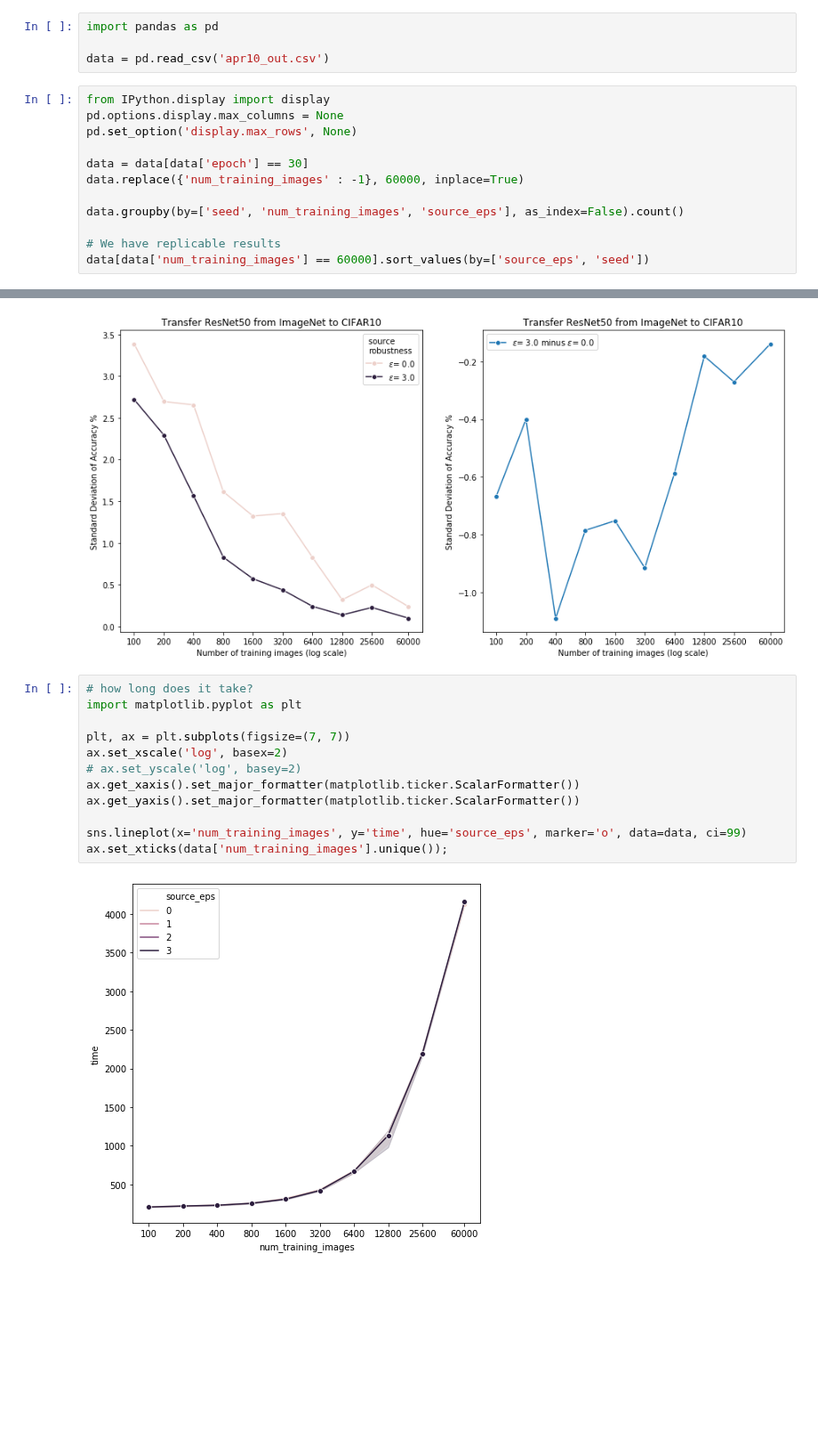
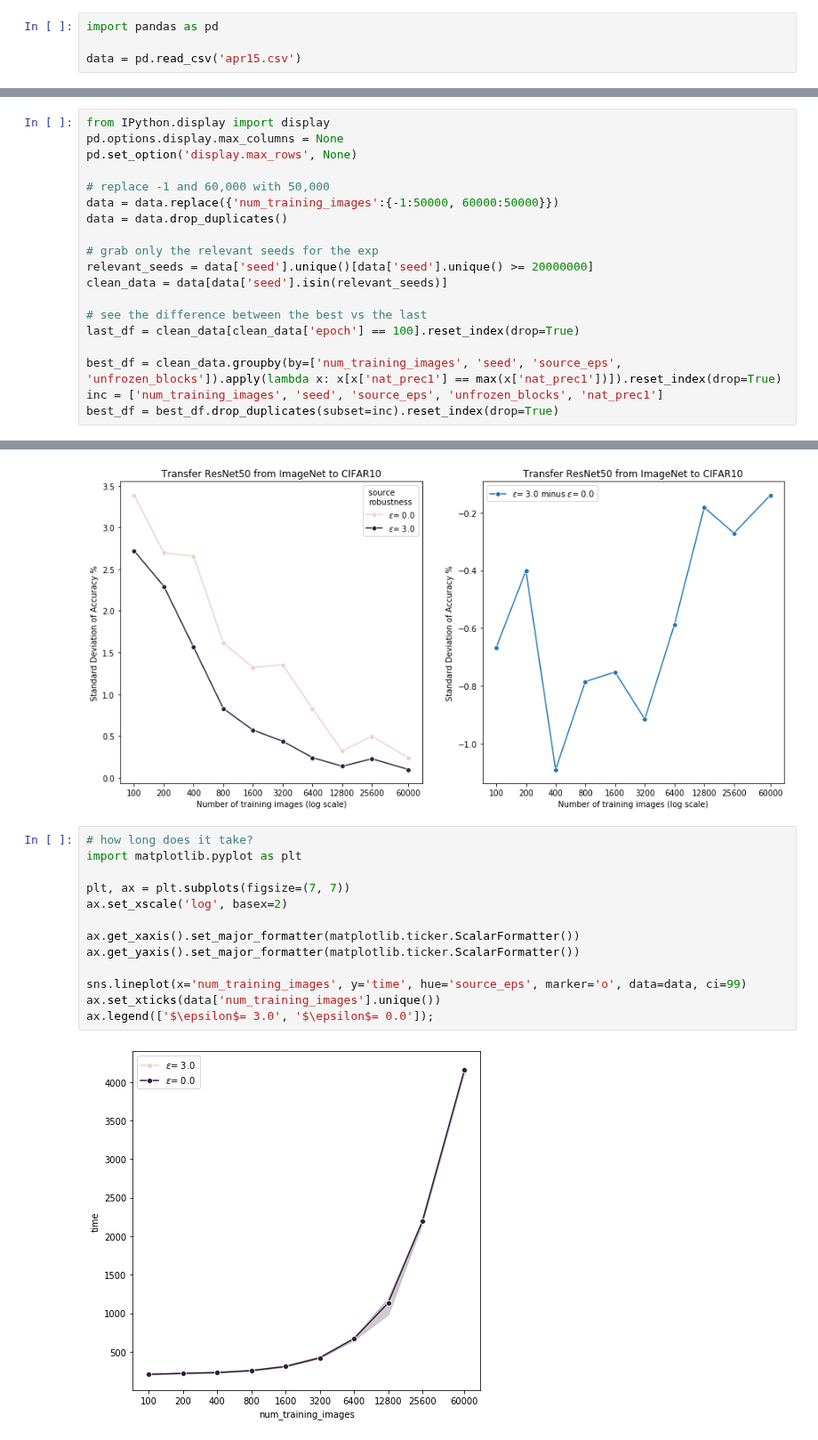
Before and after one commit to utrerf/robust_transfer_learning, a Jupyter notebook: results/charts.ipynb, the cells around one changed output, grey strips where cells are left out. Shown at 89% size. Cells and saved outputs as stored; diff of their text form; blank space fills up the shorter version.

Commit message:
Adding new charts jupyter notebook

```diff
--- a/results/charts.ipynb
+++ b/results/charts.ipynb
@@ -1,16 +106,4 @@
 # %%
 import pandas as pd
 
-data = pd.read_csv('apr10_out.csv')
+data = pd.read_csv('apr15.csv')
-# %%
-from IPython.display import display
-pd.options.display.max_columns = None
-pd.set_option('display.max_rows', None)
-
-data = data[data['epoch'] == 30]
-data.replace({'num_training_images' : -1}, 60000, inplace=True)
-
-data.groupby(by=['seed', 'num_training_images', 'source_eps'], as_index=False).count()
-
-# We have replicable results
-data[data['num_training_images'] == 60000].sort_values(by=['source_eps', 'seed'])
@@ -88,0 +110,19 @@ plt.tight_layout;
+# %%
+from IPython.display import display
+pd.options.display.max_columns = None
+pd.set_option('display.max_rows', None)
+
+# replace -1 and 60,000 with 50,000
+data = data.replace({'num_training_images':{-1:50000, 60000:50000}})
+data = data.drop_duplicates()
+
+# grab only the relevant seeds for the exp
+relevant_seeds = data['seed'].unique()[data['seed'].unique() >= 20000000]
+clean_data = data[data['seed'].isin(relevant_seeds)]
+
+# see the difference between the best vs the last
+last_df = clean_data[clean_data['epoch'] == 100].reset_index(drop=True)
+
+best_df = clean_data.groupby(by=['num_training_images', 'seed', 'source_eps', 'unfrozen_blocks']).apply(lambda x: x[x['nat_prec1'] == max(x['nat_prec1'])]).reset_index(drop=True)
+inc = ['num_training_images', 'seed', 'source_eps', 'unfrozen_blocks', 'nat_prec1']
+best_df = best_df.drop_duplicates(subset=inc).reset_index(drop=True)
@@ -146,14 +204,15 @@ ax.legend(['$\epsilon$= 3.0 minus $\epsilon$= 0.0']);
 # %%
 # how long does it take?
 import matplotlib.pyplot as plt
 
 plt, ax = plt.subplots(figsize=(7, 7))
 ax.set_xscale('log', basex=2)
-# ax.set_yscale('log', basey=2)
+
 ax.get_xaxis().set_major_formatter(matplotlib.ticker.ScalarFormatter())
 ax.get_yaxis().set_major_formatter(matplotlib.ticker.ScalarFormatter())
 
 sns.lineplot(x='num_training_images', y='time', hue='source_eps', marker='o', data=data, ci=99)
-ax.set_xticks(data['num_training_images'].unique());
+ax.set_xticks(data['num_training_images'].unique())
+ax.legend(['$\epsilon$= 3.0', '$\epsilon$= 0.0']);
 # %% [output]
-[figure, old version]
+[figure, new version]
```
Also changed, not shown: parts of 7 cells of this notebook.
